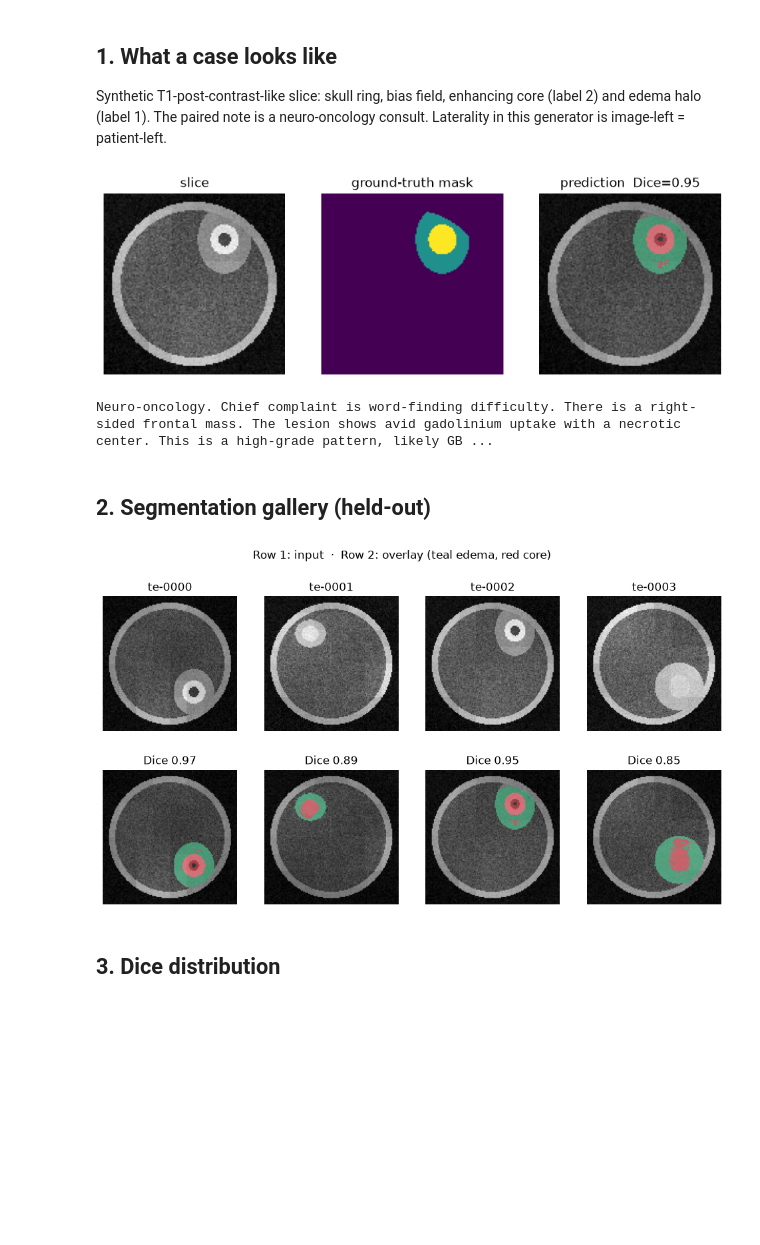
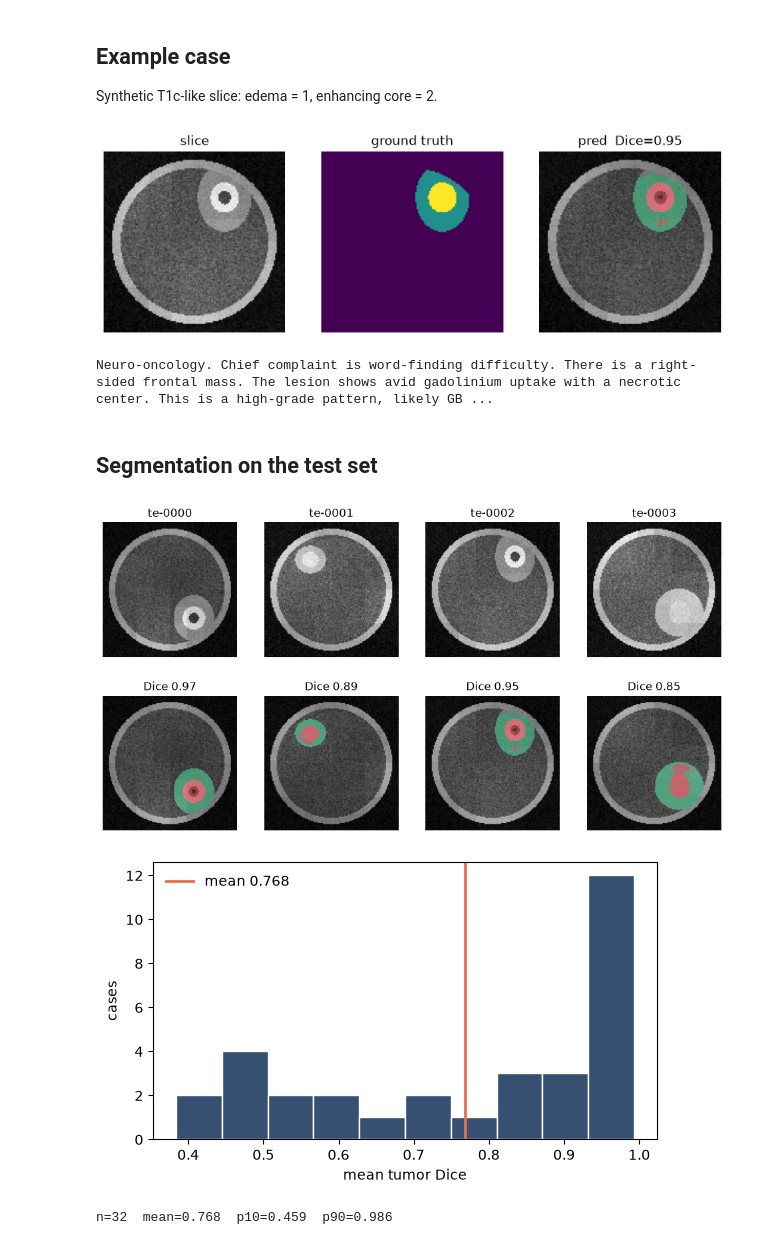
Before and after one commit to ParisaRostaami/gliomagate, a Jupyter notebook: notebooks/gliomagate_results.ipynb, the cells around one changed output. Saved outputs shown, nothing was run; the diff lists cells and outputs as text; code cells hidden in the pictures; blank space fills up the shorter version.

```diff
--- a/notebooks/gliomagate_results.ipynb
+++ b/notebooks/gliomagate_results.ipynb
@@ -9,12 +5,12 @@ Weights: `models/segmenter.joblib` + LoRA adapters. Held-out cases: `data/test/`
 # %%
 from pathlib import Path
-import json, sys
+import json, sys, time
 import numpy as np
 import matplotlib.pyplot as plt
-from IPython.display import Image, display, Markdown
 
 ROOT = Path.cwd() if (Path.cwd() / 'app').exists() else Path.cwd().parent
 sys.path.insert(0, str(ROOT))
+
 from app.segment import load_segmenter, predict_mask_mlp, mean_tumor_dice, image_findings
 from app.lora_extract import load_lora, extract
 from app.rag import GuidelineIndex
@@ -25,19 +21,19 @@ from app.eval_harness import run_harness
 
 MODELS = ROOT / 'models'
 TEST = ROOT / 'data' / 'test'
-FIGS = ROOT / 'docs' / 'figures'
-mlp, head = load_segmenter(MODELS / 'segmenter.joblib')
+mlp, _ = load_segmenter(MODELS / 'segmenter.joblib')
 lora = load_lora(MODELS)
 cases = []
 for meta in load_manifest(TEST):
     img, labels, m = load_case(TEST, meta['case_id'])
-    rec = dict(m); rec['image']=img; rec['labels']=labels
+    rec = dict(m)
+    rec['image'] = img
+    rec['labels'] = labels
     cases.append(rec)
-print(f'loaded {len(cases)} held-out cases from {TEST}')
-print('segmenter:', type(mlp).__name__, 'LoRA fields:', list(lora))
 log = json.loads((MODELS / 'train_log.json').read_text())
-print('MLP iterations:', log['segmenter']['n_iter'], 'final CE:', round(log['segmenter']['final_loss'], 4))
-print('MLP train Dice:', round(log['segmenter']['train_dice'], 3))
-print('LoRA train acc:', {k: round(v, 3) for k, v in log['lora']['train_field_acc'].items()})
-print('LoRA test acc:', {k: round(v, 3) for k, v in log['lora']['test_field_acc'].items()})
+print(len(cases), 'test cases')
+print('MLP', log['segmenter']['n_iter'], 'iters, final CE', round(log['segmenter']['final_loss'], 4),
+      'train Dice', round(log['segmenter']['train_dice'], 3))
+print('LoRA train', {k: round(v, 3) for k, v in log['lora']['train_field_acc'].items()})
+print('LoRA test ', {k: round(v, 3) for k, v in log['lora']['test_field_acc'].items()})
 # %% [output]
@@ -63,34 +59,51 @@ plt.show()
-# %% [markdown]
-## 1. What a case looks like
-
-Synthetic T1-post-contrast-like slice: skull ring, bias field, enhancing core (label 2) and edema halo (label 1). The paired note is a neuro-oncology consult. Laterality in this generator is image-left = patient-left.
+# %% [markdown]
+## Example case
+
+Synthetic T1c-like slice: edema = 1, enhancing core = 2.
 # %%
 rec = cases[2]
 pred = predict_mask_mlp(mlp, rec['image'])
 fig, ax = plt.subplots(1, 3, figsize=(10.5, 3.4))
-ax[0].imshow(rec['image'], cmap='gray'); ax[0].set_title('slice'); ax[0].axis('off')
-ax[1].imshow(rec['labels'], cmap='viridis', vmin=0, vmax=2); ax[1].set_title('ground-truth mask'); ax[1].axis('off')
-ax[2].imshow(overlay_rgb(rec['image'], pred)); ax[2].set_title(f'prediction  Dice={mean_tumor_dice(pred, rec["labels"]):.2f}'); ax[2].axis('off')
+ax[0].imshow(rec['image'], cmap='gray')
+ax[0].set_title('slice')
+ax[0].axis('off')
+ax[1].imshow(rec['labels'], cmap='viridis', vmin=0, vmax=2)
+ax[1].set_title('ground truth')
+ax[1].axis('off')
+ax[2].imshow(overlay_rgb(rec['image'], pred))
+ax[2].set_title(f'pred  Dice={mean_tumor_dice(pred, rec["labels"]):.2f}')
+ax[2].axis('off')
 plt.show()
 print(rec['note'])
 # %% [output]
-[figure, old version]
+[figure, new version]
 Neuro-oncology. Chief complaint is word-finding difficulty. There is a right-sided frontal mass. The lesion shows avid gadolinium uptake with a necrotic center. This is a high-grade pattern, likely GB ...
-# %% [markdown]
-## 2. Segmentation gallery (held-out)
+# %% [markdown]
+## Segmentation on the test set
 # %%
 fig, axes = plt.subplots(2, 4, figsize=(12, 6.2))
 for i, rec in enumerate(cases[:4]):
     pred = predict_mask_mlp(mlp, rec['image'])
     axes[0, i].imshow(rec['image'], cmap='gray')
     axes[0, i].set_title(rec['case_id'])
     axes[0, i].axis('off')
     axes[1, i].imshow(overlay_rgb(rec['image'], pred))
     axes[1, i].set_title(f'Dice {mean_tumor_dice(pred, rec["labels"]):.2f}')
     axes[1, i].axis('off')
-fig.suptitle('Row 1: input  ·  Row 2: overlay (teal edema, red core)')
+axes[0, 0].set_ylabel('input')
+axes[1, 0].set_ylabel('overlay')
 plt.show()
+
+dices = [mean_tumor_dice(predict_mask_mlp(mlp, c['image']), c['labels']) for c in cases]
+fig, ax = plt.subplots(figsize=(6.5, 3.6))
+ax.hist(dices, bins=10, color='#355070', edgecolor='white')
+ax.axvline(np.mean(dices), color='#e76f51', lw=2, label=f'mean {np.mean(dices):.3f}')
+ax.set_xlabel('mean tumor Dice')
+ax.set_ylabel('cases')
+ax.legend(frameon=False)
+plt.show()
+print(f'n={len(dices)}  mean={np.mean(dices):.3f}  p10={np.percentile(dices,10):.3f}  p90={np.percentile(dices,90):.3f}')
 # %% [output]
-[figure, old version]
+[figure, new version]
+[figure, added]
+n=32  mean=0.768  p10=0.459  p90=0.986
-# %% [markdown]
-## 3. Dice distribution
```
Also changed, not shown: parts of 18 cells of this notebook, 6 other files.
